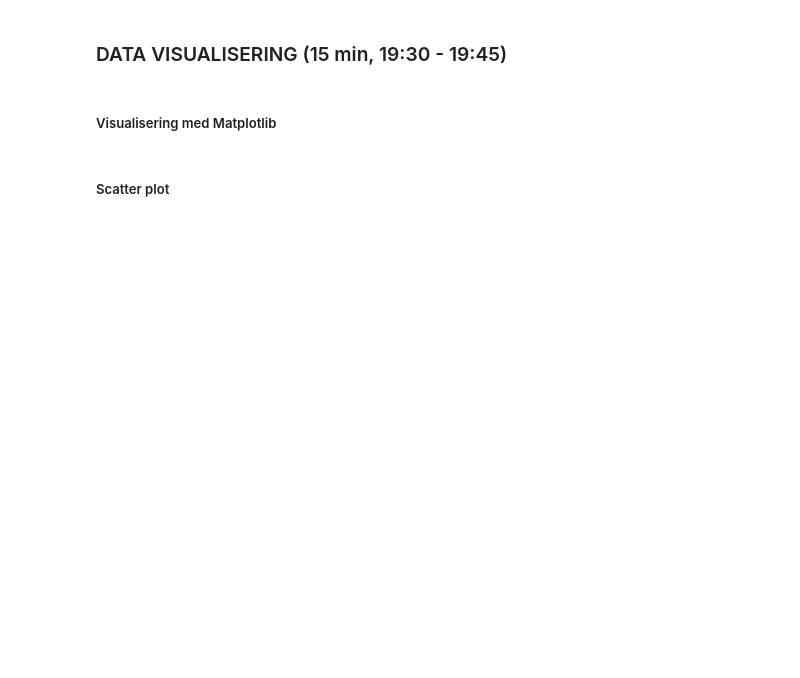
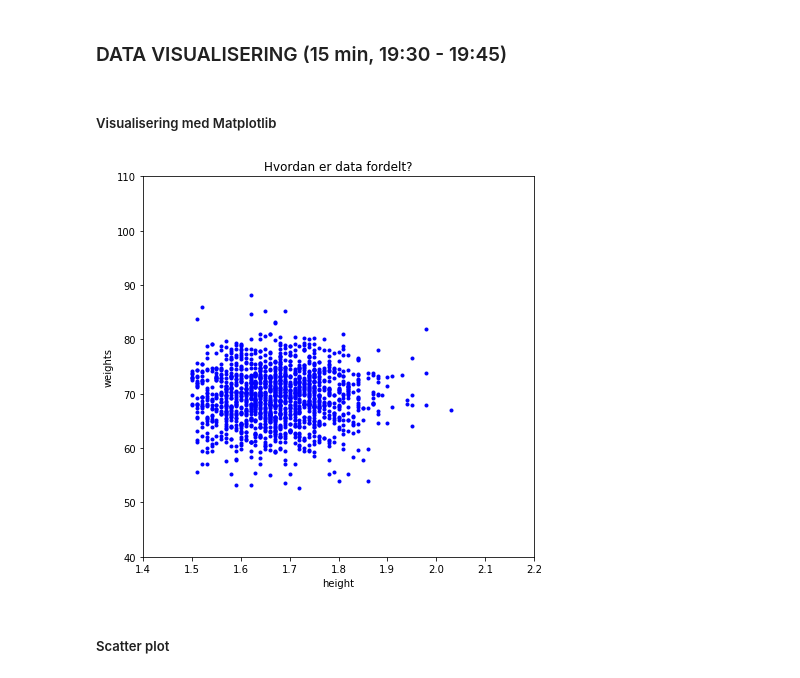
Before and after one commit to jessalfredsen/kom_godt_igang_med_python, a Jupyter notebook: main.ipynb, the cells around one changed output. Drawn from its saved outputs; the diff is of its cells as text; code cells hidden in the pictures; blank space fills up the shorter version.

```diff
--- a/main.ipynb
+++ b/main.ipynb
@@ -627,5 +627,28 @@ print(accuracy_score(cluster_labels, cluster_pred))
 ### DATA VISUALISERING (15 min, 19:30 - 19:45)
 # %% [markdown]
 ##### Visualisering med Matplotlib
+# %%
+N = 1500
+df_gender = df[df['gender'] == 'woman']
+
+heights = df_gender['height'].values
+heights = np.random.choice(heights, size=N)
+
+weights = df_gender['weight'].values
+weights = np.random.choice(weights, size=N)
+
+#slope, intercept, r_value, p_value, std_err = stats.linregress(x, y)
+# %%
+import matplotlib.pyplot as plt
+
+plt.figure(figsize=(7,7))
+plt.plot(heights, weights, 'b.')
+plt.axis([1.4, 2.2, 40, 110])
+plt.xlabel('height')
+plt.ylabel('weights')
+plt.title('Hvordan er data fordelt?')
+plt.show()
+# %% [output]
+[figure, added]
 # %% [markdown]
 ##### Scatter plot
```
Also changed, not shown: parts of 13 cells of this notebook, 1 other file.
